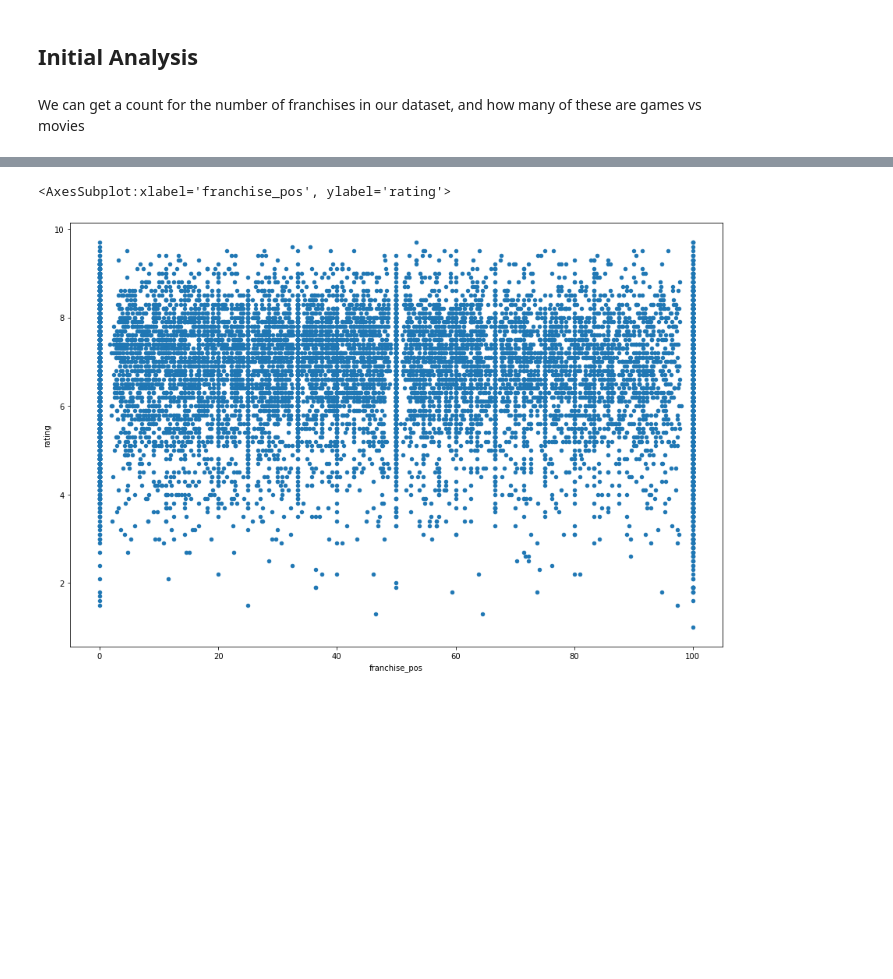
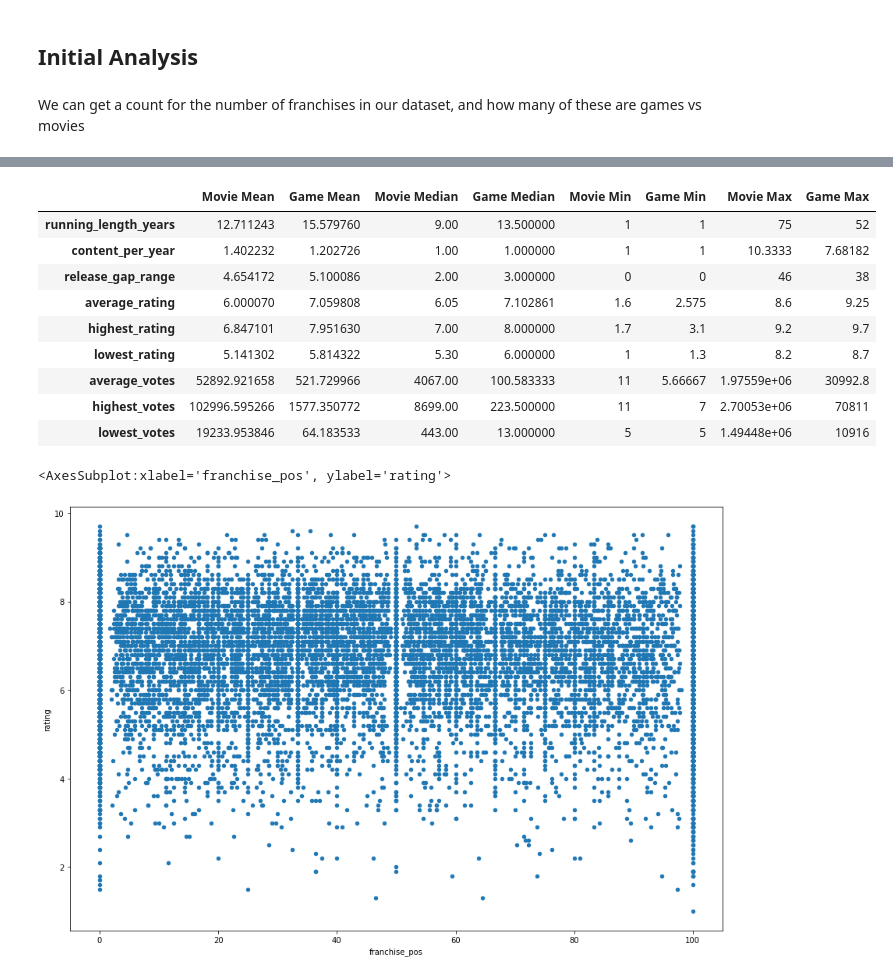
Before and after one commit to adambrennan150/Franchises, a Jupyter notebook: 105_Initial_Analysis.ipynb, the cells around one changed output, grey strips where cells are left out. Saved outputs shown, nothing was run; the diff lists cells and outputs as text; code cells hidden in the pictures; blank space fills up the shorter version.

```diff
--- a/105_Initial_Analysis.ipynb
+++ b/105_Initial_Analysis.ipynb
@@ -463,3 +490,19 @@ plt.show()
+# %%
+df_franchise_stats = pd.DataFrame({'Movie Mean': movie_group_df.mean(), 'Game Mean': game_group_df.mean(), 'Movie Median': movie_group_df.median(), 'Game Median': game_group_df.median(), \
+                        'Movie Min': movie_group_df.min(), 'Game Min': game_group_df.min(), 'Movie Max': movie_group_df.max(), 'Game Max': game_group_df.max()})
+df_franchise_stats = df_franchise_stats.loc[['running_length_years', 'content_per_year', 'release_gap_range', 'average_rating', 'highest_rating', 'lowest_rating', 'average_votes', 'highest_votes', 'lowest_votes']]
+df_franchise_stats
+# %% [output]
+|  | Movie Mean | Game Mean | Movie Median | Game Median | Movie Min | Game Min | Movie Max | Game Max |
+| running_length_years | 12.711243 | 15.579760 | 9.00 | 13.500000 | 1 | 1 | 75 | 52 |
+| content_per_year | 1.402232 | 1.202726 | 1.00 | 1.000000 | 1 | 1 | 10.3333 | 7.68182 |
+| release_gap_range | 4.654172 | 5.100086 | 2.00 | 3.000000 | 0 | 0 | 46 | 38 |
+| average_rating | 6.000070 | 7.059808 | 6.05 | 7.102861 | 1.6 | 2.575 | 8.6 | 9.25 |
+| highest_rating | 6.847101 | 7.951630 | 7.00 | 8.000000 | 1.7 | 3.1 | 9.2 | 9.7 |
+| lowest_rating | 5.141302 | 5.814322 | 5.30 | 6.000000 | 1 | 1.3 | 8.2 | 8.7 |
+| average_votes | 52892.921658 | 521.729966 | 4067.00 | 100.583333 | 11 | 5.66667 | 1.97559e+06 | 30992.8 |
+| highest_votes | 102996.595266 | 1577.350772 | 8699.00 | 223.500000 | 11 | 7 | 2.70053e+06 | 70811 |
+| lowest_votes | 19233.953846 | 64.183533 | 443.00 | 13.000000 | 5 | 5 | 1.49448e+06 | 10916 |
 # %%
 # Compare the ratings to the franchise position
 complete_df.plot.scatter("franchise_pos", "rating", figsize = (15,10))
```
Also changed, not shown: parts of 57 cells of this notebook.
